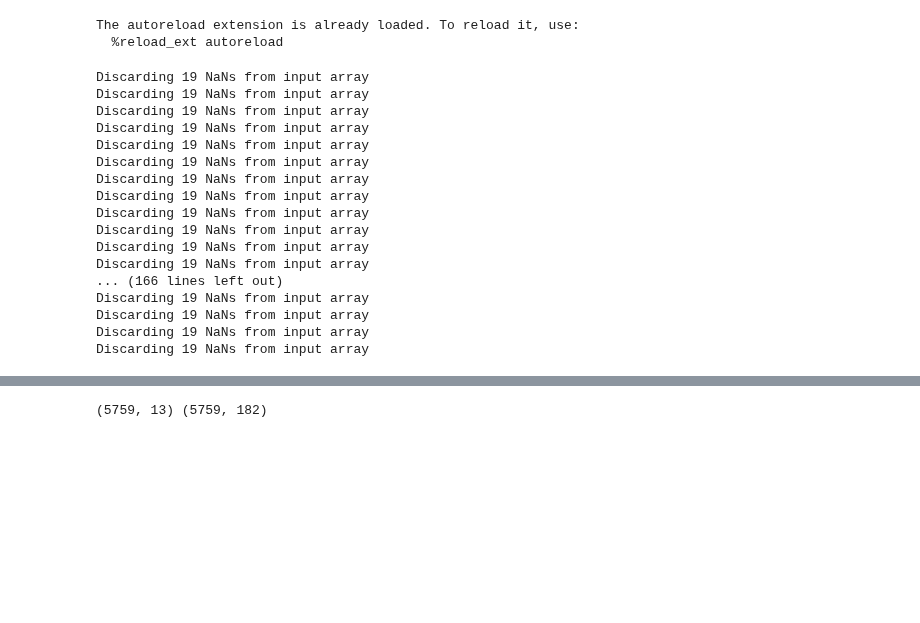
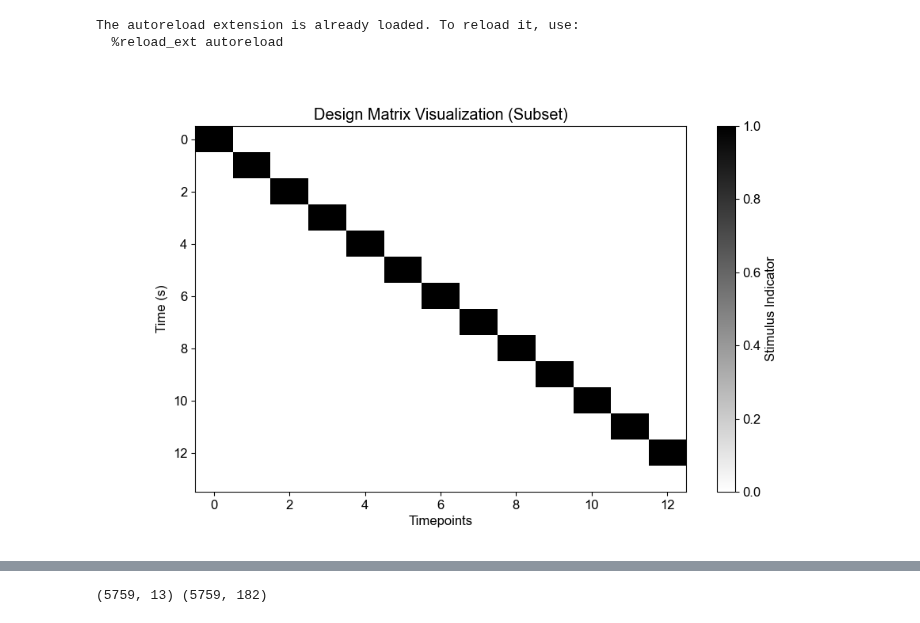
Before and after one commit to rojasgabriel/ephys, a Jupyter notebook: notebooks/encoding_analysis.ipynb, the cells around one changed output, grey strips where cells are left out. Cells and saved outputs as stored; diff of their text form; code cells hidden in the pictures; blank space fills up the shorter version.

Commit message:
WIP: building design matrix

```diff
--- a/notebooks/encoding_analysis.ipynb
+++ b/notebooks/encoding_analysis.ipynb
@@ -25,8 +25,8 @@ The autoreload extension is already loaded. To reload it, use:
   %reload_ext autoreload
 # %%
 animal = 'GRB006'  # example animal
-session = '20240814_154434'  # example session
+session = '20240723_142451'  # example session
 
-data_dir = '/Volumes/grb_ephys/data'
+data_dir = '/Users/gabriel/data'
 trial_ts = pd.read_pickle(pjoin(data_dir, animal, session, "pre_processed", "trial_ts.pkl"))
 spike_times_per_unit = np.load(pjoin(data_dir, animal, session, "pre_processed", "spike_times_per_unit.npy"), allow_pickle=True)
@@ -33,30 +58,47 @@ spike_times_per_unit = np.load(pjoin(data_dir, animal, session, "pre_processed",
 # %%
+binwidth_ms = 10
+pre_seconds = 0
+post_seconds = 0.15
+stim_duration = 0.015
+inter_stim_interval = 0.025
+
+balanced_trial_ts, min_trials = get_balanced_trials(trial_ts)
+balanced_trial_ts.sort_values(by='first_stim_ts', inplace=True)
+first_stims = np.array(balanced_trial_ts.first_stim_ts)
+
 pop_peth, timebin_edges, _ = population_peth(
         all_spike_times=spike_times_per_unit,
-        alignment_times=np.hstack(trial_ts.first_stim_ts),
-        pre_seconds=0,
-        post_seconds=0.150,
-        binwidth_ms=10,
+        alignment_times=np.hstack(first_stims),
+        pre_seconds=pre_seconds,
+        post_seconds=post_seconds,
+        binwidth_ms=binwidth_ms,
         pad=0,
         kernel=None,
     )
 
 n_units, n_stims, n_timepoints = pop_peth.shape
-# %% [output]
-Discarding 19 NaNs from input array
-Discarding 19 NaNs from input array
-Discarding 19 NaNs from input array
-Discarding 19 NaNs from input array
-Discarding 19 NaNs from input array
-Discarding 19 NaNs from input array
-Discarding 19 NaNs from input array
-Discarding 19 NaNs from input array
-Discarding 19 NaNs from input array
-Discarding 19 NaNs from input array
-Discarding 19 NaNs from input array
-Discarding 19 NaNs from input array
-... (166 lines left out)
-Discarding 19 NaNs from input array
-Discarding 19 NaNs from input array
-Discarding 19 NaNs from input array
-Discarding 19 NaNs from input array
+# %%
+time_vector = np.arange(first_stims[0], first_stims[-1] + post_seconds, binwidth_ms / 1000)
+time = np.zeros(time_vector.shape)
+stim_indices = np.searchsorted(time_vector, first_stims)
+time[stim_indices] = 1
+
+design_matrix = np.zeros((len(time), n_timepoints))
+for i in range(n_timepoints):
+    if i < len(time):
+        design_matrix[i:, i] = time[:len(time) - i]
+# %%
+# Define a range to visualize
+start_time = 0
+end_time = 14 # Adjust this range as needed
+
+# Visualize a subset of the design matrix
+plt.figure(figsize=(10, 6))
+plt.imshow(design_matrix[start_time:end_time, :], aspect='auto', cmap='gray_r')
+plt.colorbar(label='Stimulus Indicator')
+plt.xlabel('Timepoints')
+plt.ylabel('Time (s)')
+plt.title('Design Matrix Visualization (Subset)')
+plt.show()
+# %% [output]
+[figure, added]
```
Also changed, not shown: parts of 4 cells of this notebook.
